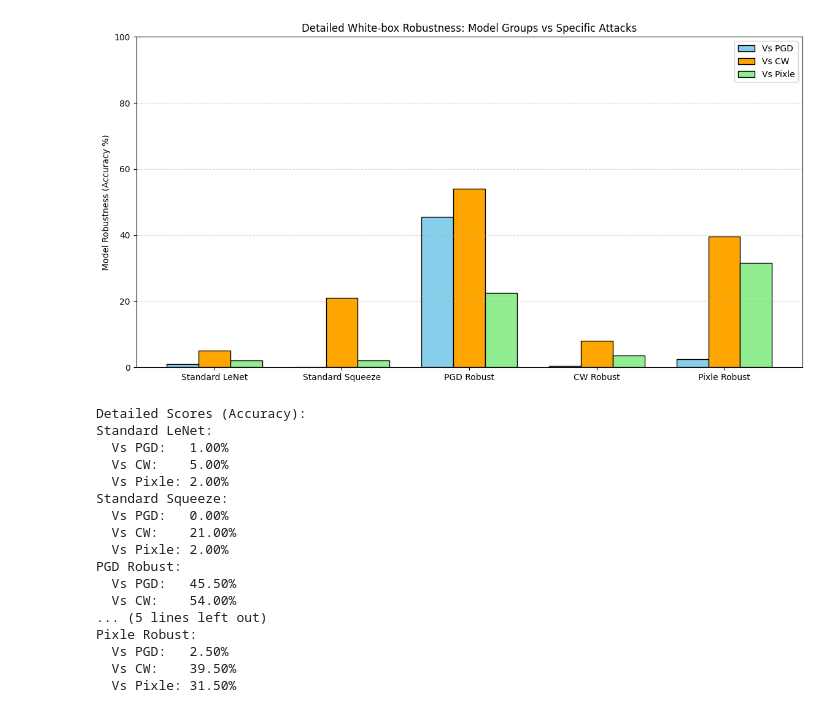
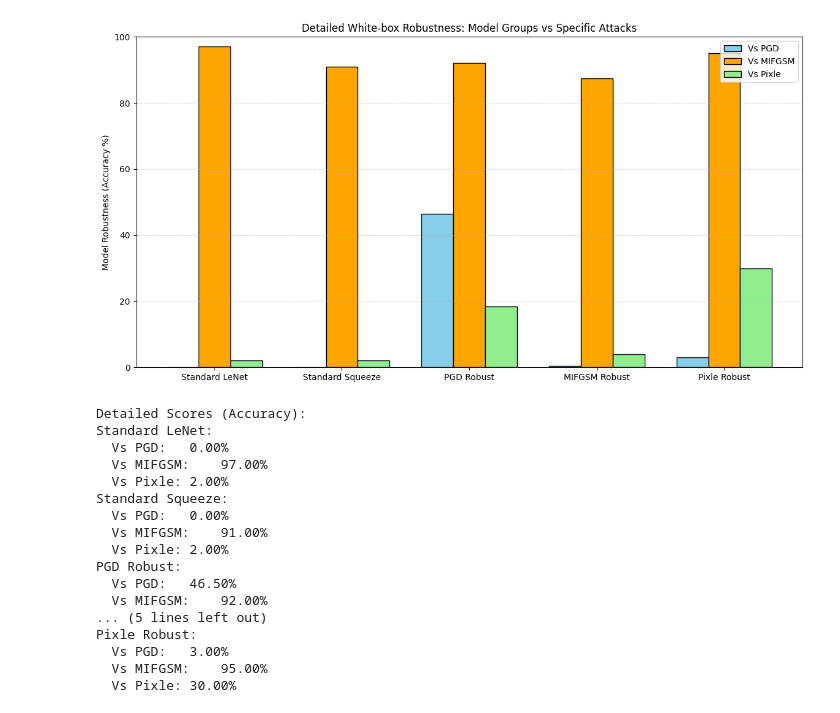
Before and after one commit to vm2781/adversarial_attacks, a Jupyter notebook: model_adversarial_analysis.ipynb, the cells around one changed output. Cells and saved outputs as stored; diff of their text form; code cells hidden in the pictures.

```diff
--- a/model_adversarial_analysis.ipynb
+++ b/model_adversarial_analysis.ipynb
@@ -231,8 +231,8 @@ model_configs.append(('Squeeze_Standard', 'squeezenet.pth', SqueezeNetMNIST))
 model_configs.append(('LeNet_Robust_PGD', 'lenet_pgd.pth', LeNet5))
 model_configs.append(('Squeeze_Robust_PGD', 'squeezenet_pgd.pth', SqueezeNetMNIST))
 
-model_configs.append(('LeNet_Robust_CW', 'lenet_mifgsm.pth', LeNet5))
-model_configs.append(('Squeeze_Robust_CW', 'squeezenet_mifgsm.pth', SqueezeNetMNIST))
+model_configs.append(('LeNet_Robust_MIFGSM', 'lenet_mifgsm.pth', LeNet5))
+model_configs.append(('Squeeze_Robust_MIFGSM', 'squeezenet_mifgsm.pth', SqueezeNetMNIST))
 
 model_configs.append(('LeNet_Robust_Pixle', 'lenet_pixle.pth', LeNet5))
 model_configs.append(('Squeeze_Robust_Pixle', 'squeezenet_pixle.pth', SqueezeNetMNIST))
@@ -267,7 +267,7 @@ for name, fname, arch_cls in tqdm(model_configs, desc="Loading All Models"):
 # %%
 attack_configs = [
     ('PGD', PGD, {'eps': 0.3, 'alpha': 0.01, 'steps': 40}),
-    ('CW', CW, {'c': 5, 'kappa': 0, 'steps': 1000, 'lr': 0.01}),
+    ('MIFGSM', MIFGSM, {'c': 5, 'kappa': 0, 'steps': 1000, 'lr': 0.01}),
     ('Pixle', Pixle, {'restarts': 10})
 ]
 
@@ -275,8 +275,8 @@ for atk_name, atk_class, atk_params in attack_configs:
 
     if atk_name == 'PGD':
         current_focus = ['LeNet_Standard', 'Squeeze_Standard', 'LeNet_Robust_PGD', 'Squeeze_Robust_PGD']
-    elif atk_name == 'CW':
-        current_focus = ['LeNet_Standard', 'Squeeze_Standard', 'LeNet_Robust_CW', 'Squeeze_Robust_CW']
+    elif atk_name == 'MIFGSM':
+        current_focus = ['LeNet_Standard', 'Squeeze_Standard', 'LeNet_Robust_MIFGSM', 'Squeeze_Robust_MIFGSM']
     else:
         current_focus = ['LeNet_Standard', 'Squeeze_Standard', 'LeNet_Robust_Pixle', 'Squeeze_Robust_Pixle']
 
@@ -756,7 +755,7 @@ Average Base (Clean) Accuracy (Robust Models):
 # %%
 survey_attacks = [
     ('PGD', PGD, {'eps': 0.3, 'alpha': 0.01, 'steps': 40}),
-    ('CW', CW, {'c': 5, 'kappa': 0, 'steps': 1000, 'lr': 0.01}),
+    ('MIFGSM', MIFGSM, {'c': 5, 'kappa': 0, 'steps': 1000, 'lr': 0.01}),
     ('Pixle', Pixle, {'restarts': 10})
 ]
 
@@ -764,12 +763,12 @@ groups = {
     'Standard LeNet': ['LeNet_Standard'],
     'Standard Squeeze': ['Squeeze_Standard'],
     'PGD Robust': ['LeNet_Robust_PGD', 'Squeeze_Robust_PGD'],
-    'CW Robust': ['LeNet_Robust_CW', 'Squeeze_Robust_CW'],
+    'MIFGSM Robust': ['LeNet_Robust_MIFGSM', 'Squeeze_Robust_MIFGSM'],
     'Pixle Robust': ['LeNet_Robust_Pixle', 'Squeeze_Robust_Pixle']
 }
 
 final_results = {}
-detailed_survey_results = {g: {'PGD': [], 'CW': [], 'Pixle': []} for g in groups}
+detailed_survey_results = {g: {'PGD': [], 'MIFGSM': [], 'Pixle': []} for g in groups}
 
 print("Conducting Final White-Box Survey (100 samples per attack)...")
 
@@ -836,49 +835,49 @@ Final Survey Scores:
 # %%
 group_labels = list(detailed_survey_results.keys())
 pgd_scores = [np.mean(detailed_survey_results[g]['PGD']) if detailed_survey_results[g]['PGD'] else 0 for g in group_labels]
-cw_scores = [np.mean(detailed_survey_results[g]['CW']) if detailed_survey_results[g]['CW'] else 0 for g in group_labels]
+MIFGSM_scores = [np.mean(detailed_survey_results[g]['MIFGSM']) if detailed_survey_results[g]['MIFGSM'] else 0 for g in group_labels]
 pixle_scores = [np.mean(detailed_survey_results[g]['Pixle']) if detailed_survey_results[g]['Pixle'] else 0 for g in group_labels]
 
 x = np.arange(len(group_labels))
 width = 0.25
 
 plt.figure(figsize=(14, 7))
 plt.bar(x - width, pgd_scores, width, label='Vs PGD', color='skyblue', edgecolor='black')
-plt.bar(x, cw_scores, width, label='Vs CW', color='orange', edgecolor='black')
+plt.bar(x, MIFGSM_scores, width, label='Vs MIFGSM', color='orange', edgecolor='black')
 plt.bar(x + width, pixle_scores, width, label='Vs Pixle', color='lightgreen', edgecolor='black')
 
 plt.xticks(x, group_labels)
 plt.ylabel("Model Robustness (Accuracy %)")
 plt.title("Detailed White-box Robustness: Model Groups vs Specific Attacks")
 plt.legend()
 plt.ylim(0, 100)
 plt.grid(axis='y', linestyle='--', alpha=0.5)
 plt.show()
 
 print("Detailed Scores (Accuracy):")
 for g in group_labels:
     print(f"{g}:")
     print(f"  Vs PGD:   {np.mean(detailed_survey_results[g]['PGD']):.2f}%")
-    print(f"  Vs CW:    {np.mean(detailed_survey_results[g]['CW']):.2f}%")
+    print(f"  Vs MIFGSM:    {np.mean(detailed_survey_results[g]['MIFGSM']):.2f}%")
     print(f"  Vs Pixle: {np.mean(detailed_survey_results[g]['Pixle']):.2f}%")
 # %% [output]
-[figure, old version]
+[figure, new version]
 Detailed Scores (Accuracy):
 Standard LeNet:
-  Vs PGD:   1.00%
-  Vs CW:    5.00%
+  Vs PGD:   0.00%
+  Vs MIFGSM:    97.00%
   Vs Pixle: 2.00%
 Standard Squeeze:
   Vs PGD:   0.00%
-  Vs CW:    21.00%
+  Vs MIFGSM:    91.00%
   Vs Pixle: 2.00%
 PGD Robust:
-  Vs PGD:   45.50%
-  Vs CW:    54.00%
+  Vs PGD:   46.50%
+  Vs MIFGSM:    92.00%
 ... (5 lines left out)
 Pixle Robust:
-  Vs PGD:   2.50%
-  Vs CW:    39.50%
-  Vs Pixle: 31.50%
+  Vs PGD:   3.00%
+  Vs MIFGSM:    95.00%
+  Vs Pixle: 30.00%
 # %%
 all_pgd_vals = []
```
Also changed, not shown: parts of 12 cells of this notebook.
